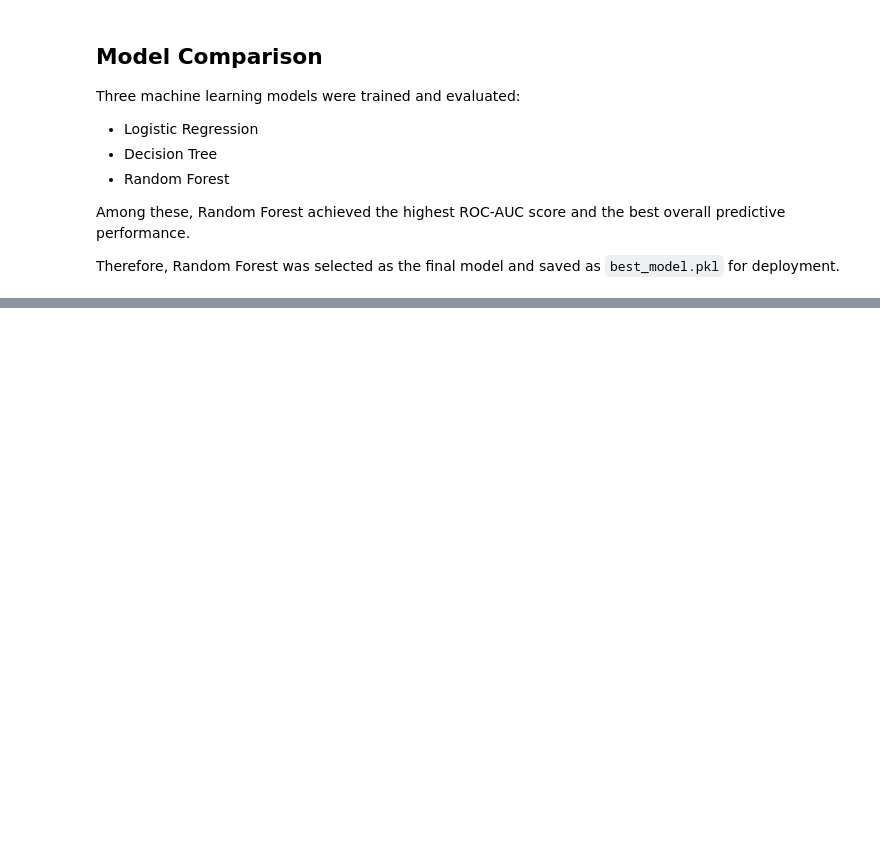
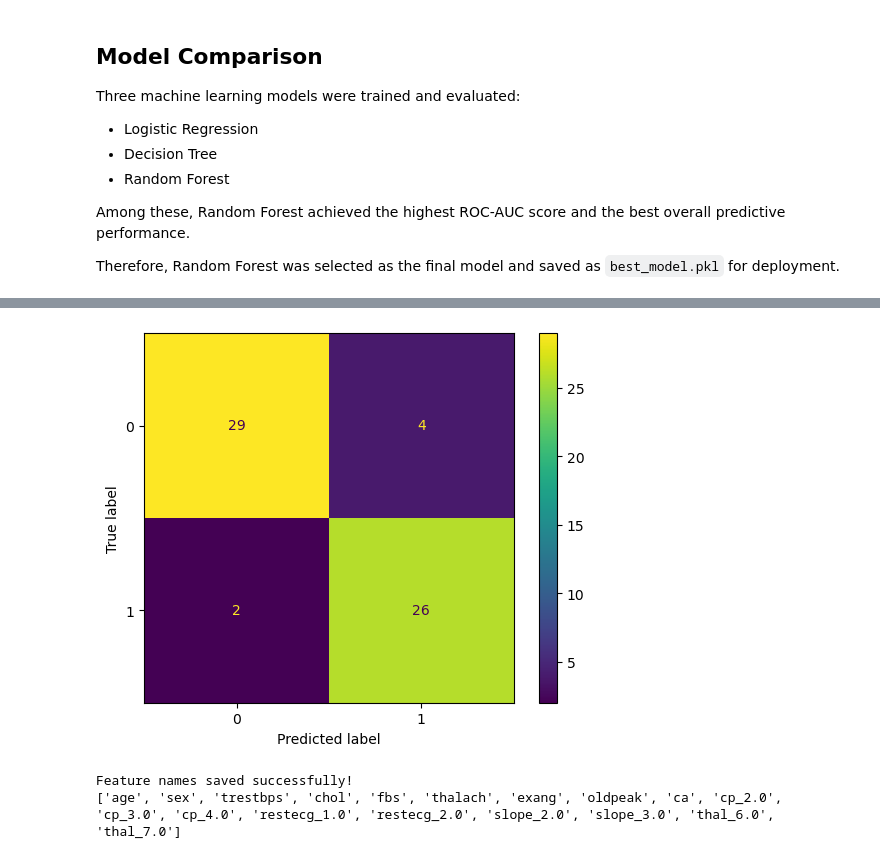
Before and after one commit to akshaygund144/heart-disease-mlops, a Jupyter notebook: notebooks/03_model_training.ipynb, the cells around one changed output, grey strips where cells are left out. Cells and saved outputs as stored; diff of their text form; code cells hidden in the pictures; blank space fills up the shorter version.

```diff
--- a/notebooks/03_model_training.ipynb
+++ b/notebooks/03_model_training.ipynb
@@ -225,0 +316,17 @@ Therefore, Random Forest was selected as the final model and saved as `best_mode
+# %%
+param_grid = {
+    "n_estimators": [50, 100, 200],
+    "max_depth": [None, 5, 10, 20],
+    "min_samples_split": [2, 5],
+    "min_samples_leaf": [1, 2]
+}
+# %%
+grid_search = GridSearchCV(
+    estimator=RandomForestClassifier(random_state=42),
+    param_grid=param_grid,
+    cv=5,
+    scoring="roc_auc",
+    n_jobs=-1
+)
+# %%
+grid_search.fit(X_train, y_train)
@@ -225,0 +350,2 @@ Therefore, Random Forest was selected as the final model and saved as `best_mode
+# %%
+best_rf = grid_search.best_estimator_
@@ -225,0 +374,21 @@ Therefore, Random Forest was selected as the final model and saved as `best_mode
+# %%
+ConfusionMatrixDisplay.from_estimator(
+    best_rf,
+    X_test,
+    y_test
+)
+
+plt.show()
+# %% [output]
+[figure, added]
+# %%
+import joblib
+
+# Save the feature names used to train the model
+joblib.dump(X_train.columns.tolist(), "../artifacts/feature_names.pkl")
+
+print("Feature names saved successfully!")
+print(X_train.columns.tolist())
+# %% [output]
+Feature names saved successfully!
+['age', 'sex', 'trestbps', 'chol', 'fbs', 'thalach', 'exang', 'oldpeak', 'ca', 'cp_2.0', 'cp_3.0', 'cp_4.0', 'restecg_1.0', 'restecg_2.0', 'slope_2.0', 'slope_3.0', 'thal_6.0', 'thal_7.0']
```
Also changed, not shown: parts of 18 cells of this notebook, 11 other files.
